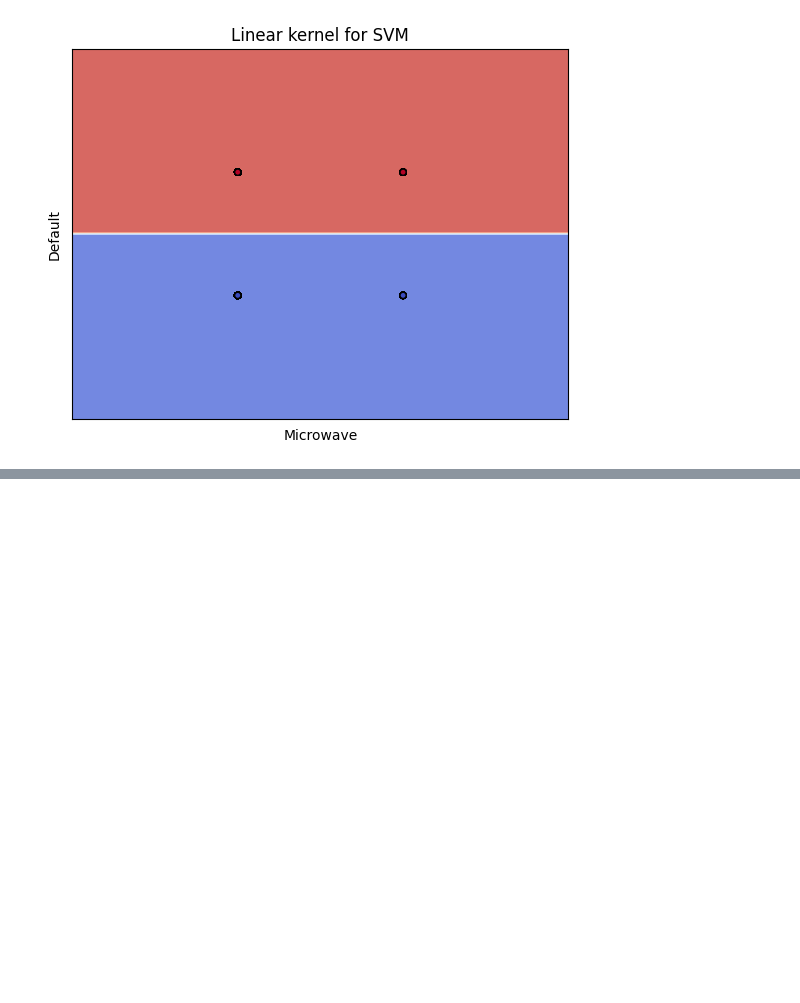
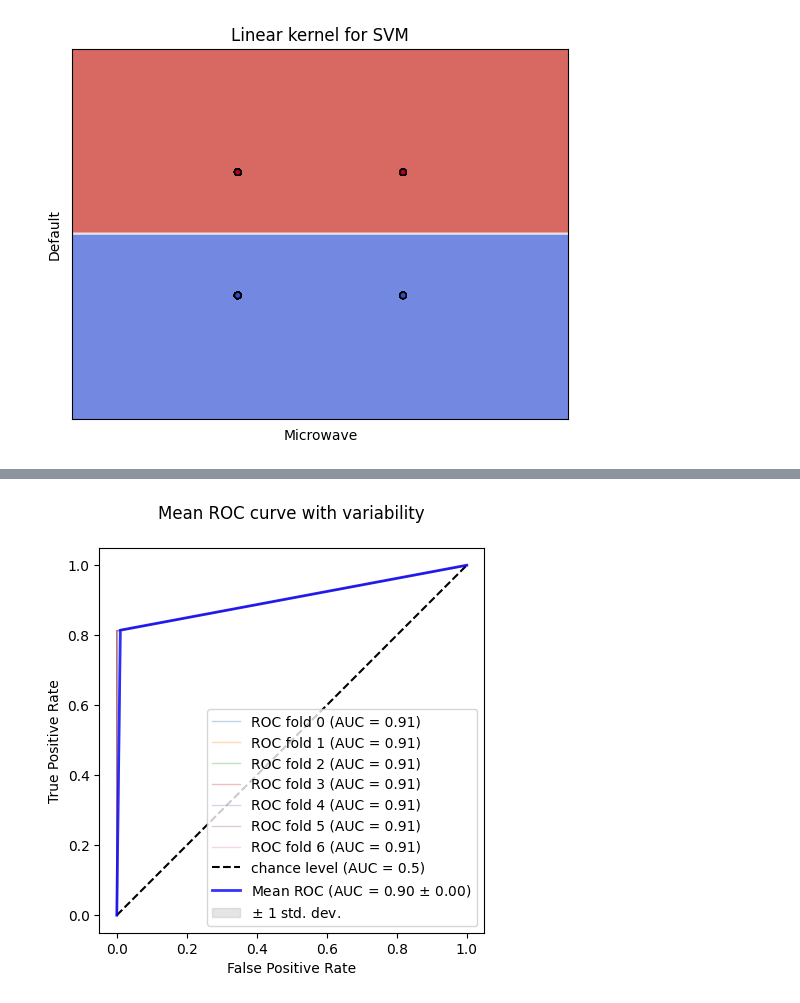
Before and after one commit to smartHome-LUCAMI/Projekt, a Jupyter notebook: HMM_SmartHome.ipynb, the cells around one changed output, grey strips where cells are left out. Drawn from its saved outputs; the diff is of its cells as text; code cells hidden in the pictures; blank space fills up the shorter version.

```diff
--- a/HMM_SmartHome.ipynb
+++ b/HMM_SmartHome.ipynb
@@ -820,0 +839,95 @@ Fold: 4
+# %%
+
+df_t = interval_model(data_frame= df, starting_date='2016-02-01 05:00:00', interval=datetime.timedelta(days=14))
+
+
+day = 24*60
+
+tprs = []
+aucs = []
+mean_fpr = np.linspace(0, 1, 100)
+fig, ax = plt.subplots(figsize=(5, 5))
+
+
+x = np.zeros([20161, 2])
+x[:, 0] = df_t['Microwave']
+x[:, 1] = df_t['Default']
+
+
+y = np.zeros([20161,1])
+y = df_t['Ground Truth']
+
+
+for fold in range(7):
+
+
+    # Training data (first 24 hours)
+    start_train = fold
+    end_train = start_train +1
+    X_train = x[start_train * day :end_train * day]
+    y_train = y[start_train * day :end_train * day]
+
+    # Testing data (a week later)
+    start_test = 7 + start_train
+    end_test = start_test + 1
+    X_test = x[start_test * day :end_test  * day]
+    y_test = y[start_test * day :end_test  * day]
+
+
+    classifier.fit(X_train, y_train)
+    viz = RocCurveDisplay.from_estimator(
+        classifier,
+        X_test,
+        y_test,
+        name=f"ROC fold {fold}",
+        alpha=0.3,
+        lw=1,
+        ax=ax,
+    )
+    interp_tpr = np.interp(mean_fpr, viz.fpr, viz.tpr)
+    interp_tpr[0] = 0.0
+    tprs.append(interp_tpr)
+    aucs.append(viz.roc_auc)
+    print("Fold:", fold, "\n", confusion_matrix(y[test], classifier.predict(x[test])))
+
+
+ax.plot([0, 1], [0, 1], "k--", label="chance level (AUC = 0.5)")
+
+
+mean_tpr = np.mean(tprs, axis=0)
+mean_tpr[-1] = 1.0
+mean_auc = auc(mean_fpr, mean_tpr)
+std_auc = np.std(aucs)
+ax.plot(
+    mean_fpr,
+    mean_tpr,
+    color="b",
+    label=r"Mean ROC (AUC = %0.2f $\pm$ %0.2f)" % (mean_auc, std_auc),
+    lw=2,
+    alpha=0.8,
+)
+
+std_tpr = np.std(tprs, axis=0)
+tprs_upper = np.minimum(mean_tpr + std_tpr, 1)
+tprs_lower = np.maximum(mean_tpr - std_tpr, 0)
+ax.fill_between(
+    mean_fpr,
+    tprs_lower,
+    tprs_upper,
+    color="grey",
+    alpha=0.2,
+    label=r"$\pm$ 1 std. dev.",
+)
+
+ax.set(
+    xlim=[-0.05, 1.05],
+    ylim=[-0.05, 1.05],
+    xlabel="False Positive Rate",
+    ylabel="True Positive Rate",
+    title=f"Mean ROC curve with variability\n",
+)
+ax.axis("square")
+ax.legend(loc="lower right")
+
+plt.show()
+# %% [output]
@@ -820,0 +951 @@ Fold: 4
+[figure, added]
```
Also changed, not shown: parts of 14 cells of this notebook, 16 other files.
